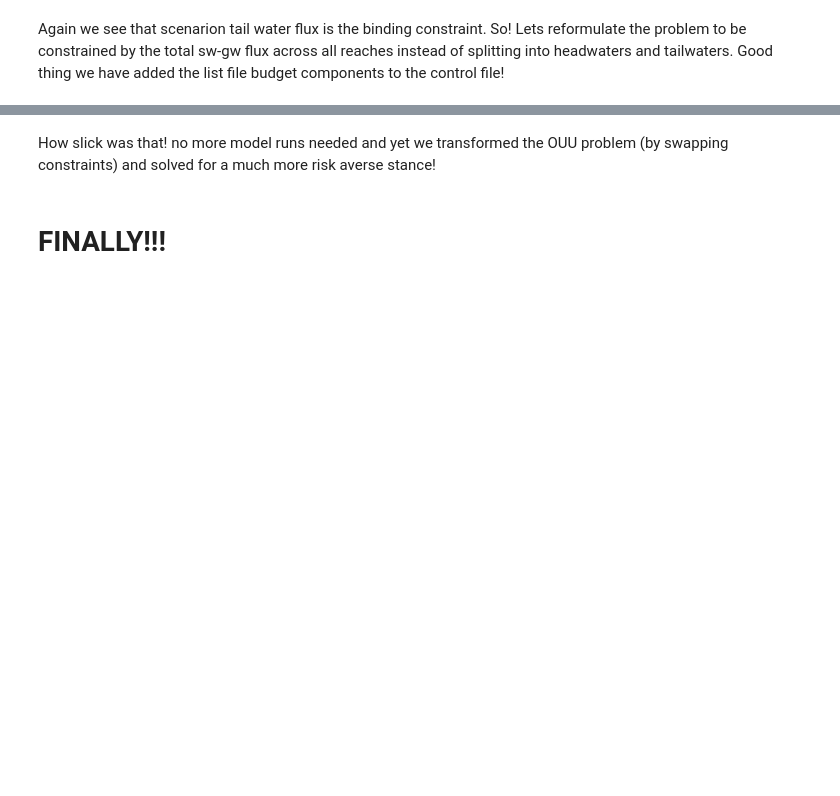
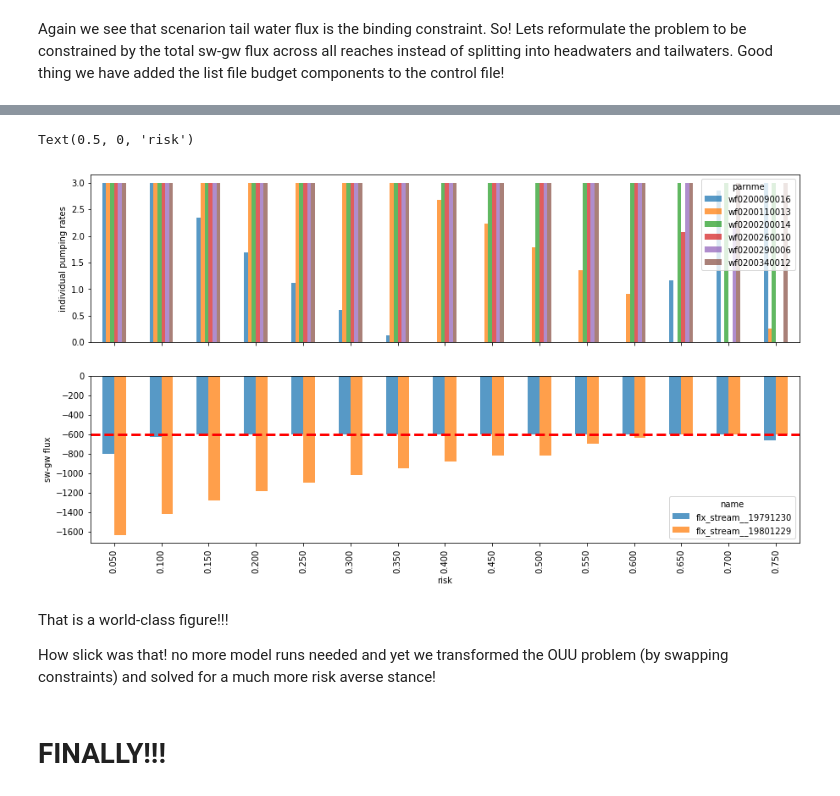
Before and after one commit to mnfienen/GW1876, a Jupyter notebook: activities_2day_mfm/notebooks/pestpp-opt.ipynb, the cells around one changed output, grey strips where cells are left out. Saved outputs shown, nothing was run; the diff lists cells and outputs as text; code cells hidden in the pictures; blank space fills up the shorter version.

Commit message:
added sweet as risk-sweep plot to opt notebook

```diff
--- a/activities_2day_mfm/notebooks/pestpp-opt.ipynb
+++ b/activities_2day_mfm/notebooks/pestpp-opt.ipynb
@@ -451,0 +429,35 @@ pyemu.pst_utils.read_resfile(os.path.join(m_d,"freyberg_opt_restart.1.est+fosm.r
+# %%
+par_dfs = []
+res_dfs = []
+risk_vals = np.arange(0.05,1.0,0.05)
+for risk in risk_vals:
+    #try:
+    #    os.remove(os.path.join(m_d,"freyberg_opt_restart.1.est+fosm.rei"))
+    #except:
+    #    pass
+    if risk > 0.8:#par_df.parval1.sum() < 6.0:
+        print("infeasible at risk",risk)
+        break
+    pst.pestpp_options["opt_risk"] = risk
+    pst.write(os.path.join(m_d,"freyberg_opt_restart.pst"))
+    pyemu.os_utils.run("pestpp-opt freyberg_opt_restart.pst",cwd=m_d)
+    par_df = pyemu.pst_utils.read_parfile(os.path.join(m_d,"freyberg_opt_restart.1.par"))
+    par_df = par_df.loc[dvg_pars,:]
+    #when the solution is infeasible, pestpp-opt writes extreme negative values
+    # to the par file:
+    if par_df.parval1.sum() < 6.0:
+        print("infeasible at risk",risk)
+        break
+    res_df = pyemu.pst_utils.read_resfile(os.path.join(m_d,"freyberg_opt_restart.1.est+fosm.rei"))
+    res_df = res_df.loc[pst.nnz_obs_names,:]
+    res_dfs.append(res_df.modelled)
+    par_dfs.append(par_df.parval1)
+
+# process the dec var and constraint dataframes for plotting
+risk_vals = risk_vals[:len(par_dfs)]
+par_df = pd.concat(par_dfs,axis=1).T
+par_df.index = risk_vals
+par_df.index = par_df.index.map(lambda x: "{0:0.3f}".format(x))
+res_df = pd.concat(res_dfs,axis=1).T
+res_df.index = risk_vals
+res_df.index = res_df.index.map(lambda x: "{0:0.3f}".format(x))
@@ -452,4 +482,18 @@ pyemu.pst_utils.read_resfile(os.path.join(m_d,"freyberg_opt_restart.1.est+fosm.r
+# %%
+fig, axes = plt.subplots(2,1,figsize=(15,8))
+par_df.plot(kind="bar",ax=axes[0],alpha=0.75)
+axes[0].set_ylabel("individual pumping rates")
+axes[0].set_xticklabels([])
+res_df.plot(kind="bar",ax=axes[1],alpha=0.75)
+axes[1].plot(axes[1].get_xlim(),[-600,-600],"r--",lw=3)
+axes[1].set_ylabel("sw-gw flux")
+axes[1].set_xlabel("risk")
+# %% [output]
+Text(0.5, 0, 'risk')
+[figure, added]
 # %% [markdown]
+That is a world-class figure!!!
+
 How slick was that!  no more model runs needed and yet we transformed the OUU problem (by swapping constraints) and solved for a much more risk averse stance!
 # %% [markdown]
 # FINALLY!!!
```
Also changed, not shown: parts of 15 cells of this notebook, 7 other files.
